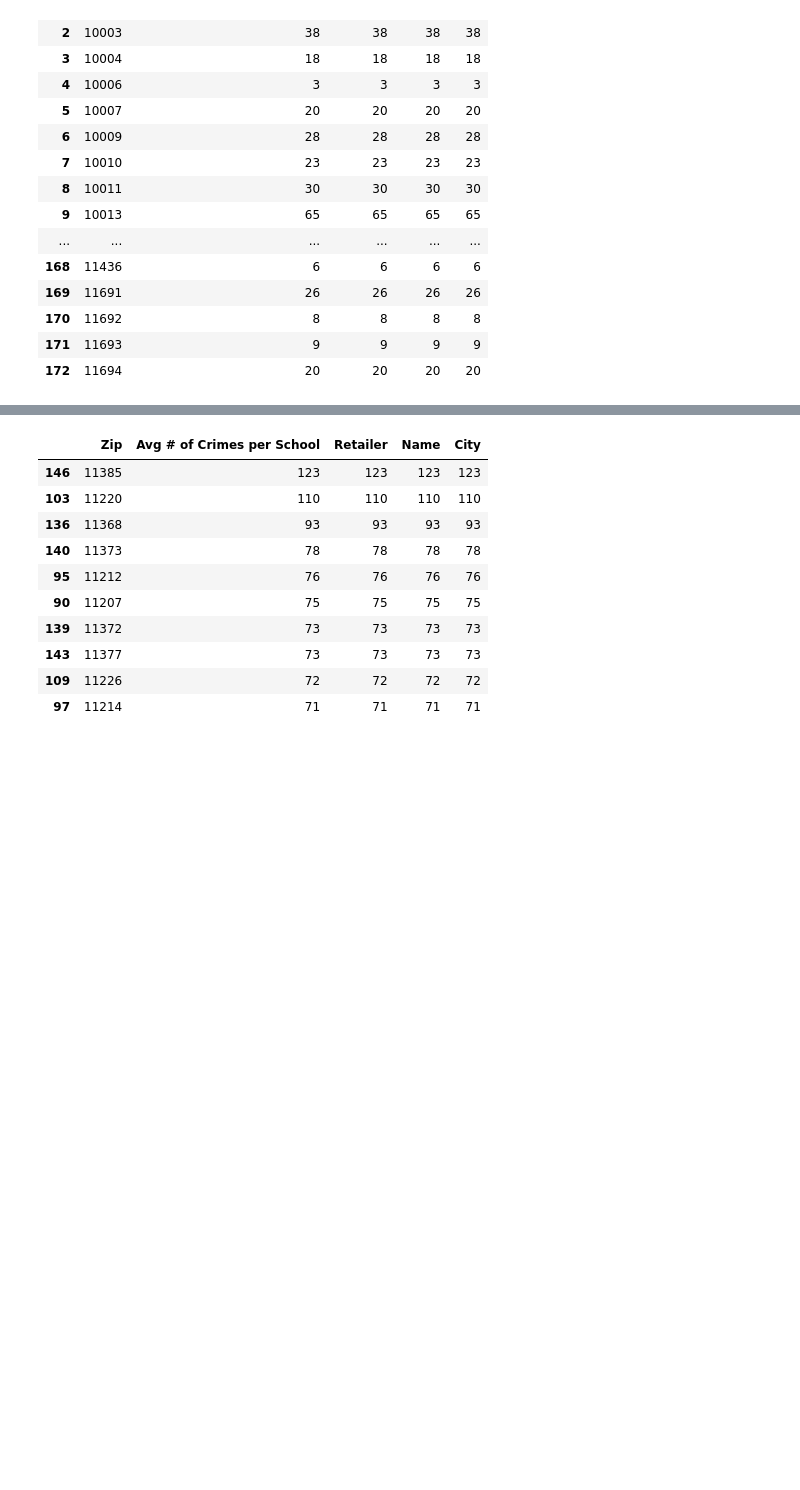
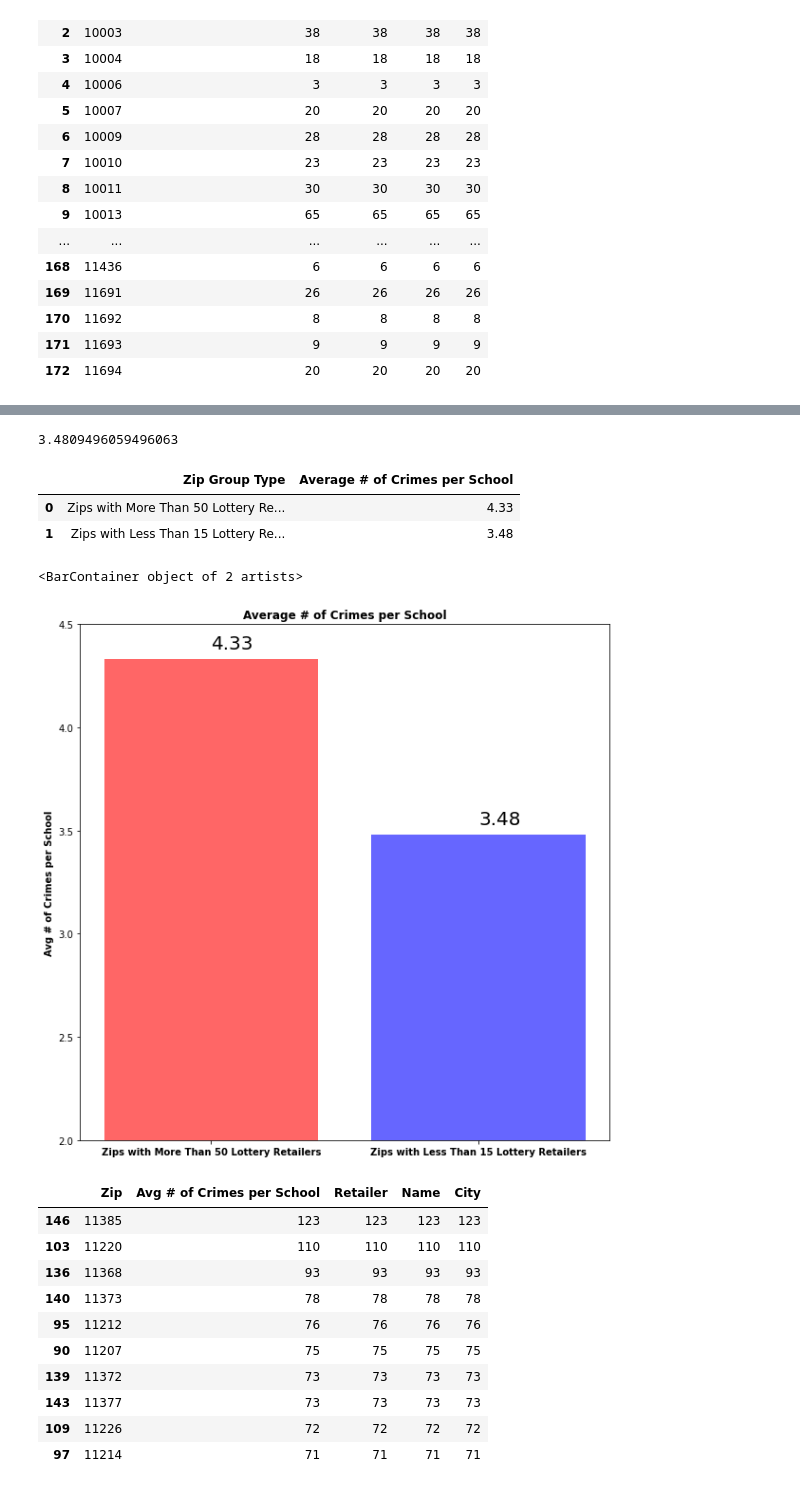
Before and after one commit to kimcrine/project_1, a Jupyter notebook: School_Safety_Analysis2.ipynb, the cells around one changed output, grey strips where cells are left out. Saved outputs shown, nothing was run; the diff lists cells and outputs as text; code cells hidden in the pictures; blank space fills up the shorter version.

```diff
--- a/School_Safety_Analysis2.ipynb
+++ b/School_Safety_Analysis2.ipynb
@@ -247,0 +266,4 @@ Name: Retailer, dtype: bool
+# %%
+# Print out the average # of school crimes for zips with more than 50 retailers
+high_lottery_zips_avg = high_lottery_zips_df["Avg # of Crimes per School"].mean()
+high_lottery_zips_avg
@@ -247,0 +294,6 @@ Name: Retailer, dtype: bool
+# %%
+# Make a dataframe with the avg # of crimes per school for zip codes with less than 15 lottery retailers:
+low_lottery_zips_list = [10006, 10021, 10023, 10026, 10044, 10075, 10280, 10282, 10307, 10464, 10471, 10474, 11004, 11109, 11239, 11249, 11360, 11362, 11363, 11370, 11411, 11415, 11422, 11423, 11426, 11427, 11429, 11436, 11692, 11693]
+low_lottery_zips_df = merged_df.loc[merged_df['Zip'].isin([10006, 10021, 10023, 10026, 10044, 10075, 10280, 10282, 10307, 10464, 10471, 10474, 11004, 11109, 11239, 11249, 11360, 11362, 11363, 11370, 11411, 11415, 11422, 11423, 11426, 11427, 11429, 11436, 11692, 11693])]
+low_lottery_zips_df = low_lottery_zips_df.groupby('Zip').first().reset_index()
+low_lottery_zips_df.head(10)
@@ -248,3 +312,33 @@ Name: Retailer, dtype: bool
+# %%
+# Print out the average # of school crimes for zips with less than 15 retailers
+low_lottery_zips_avg = low_lottery_zips_df["Avg # of Crimes per School"].mean()
+low_lottery_zips_avg
+# %% [output]
+3.4809496059496063
+# %%
+# Build a dataframe with the two averages above:
+data = {'Zip Group Type':['Zips with More Than 50 Lottery Retailers', 'Zips with Less Than 15 Lottery Retailers'],'Average # of Crimes per School' :[high_lottery_zips_avg, low_lottery_zips_avg]}
+zips_lottery_comparison_df = pd.DataFrame(data)
+zips_lottery_comparison_df
+# %% [output]
+|  | Zip Group Type | Average # of Crimes per School |
+| 0 | Zips with More Than 50 Lottery Re... | 4.33 |
+| 1 | Zips with Less Than 15 Lottery Re... | 3.48 |
+# %%
+zip_groups = ["Zips with More Than 50 Lottery Retailers", "Zips with Less Than 15 Lottery Retailers"]
+avg_crimes = [4.33, 3.48]
+fig, ax = plt.subplots(figsize=(10, 10))
+plt.title("Average # of Crimes per School", fontweight='bold')
+plt.ylabel("Avg # of Crimes per School", fontweight = 'bold')
+plt.ylim(2, 4.5)
+plt.xticks(fontweight = 'bold')
+for index,data in enumerate(avg_crimes):
+    plt.text(x=index , y =data+.05 , s=f"{data}" , fontdict=dict(fontsize=20))
+plt.savefig("Images/avg_crimes_zip_group_type.png")
+plt.bar(zip_groups, avg_crimes, color=['red', 'blue'], alpha=.6)
+# %% [output]
+<BarContainer object of 2 artists>
+[figure, added]
 # %%
 # Display the top 10 zip codes with the highest # of lottery retailers:
 top_10_lottery_zips = retailers_per_zip.nlargest(10, 'Retailer')
```
Also changed, not shown: parts of 13 cells of this notebook.
